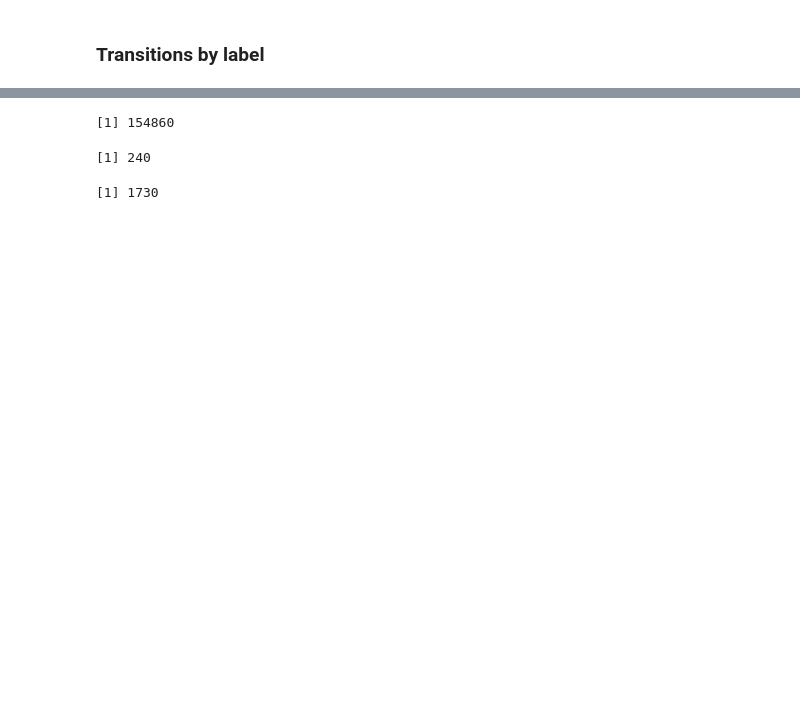
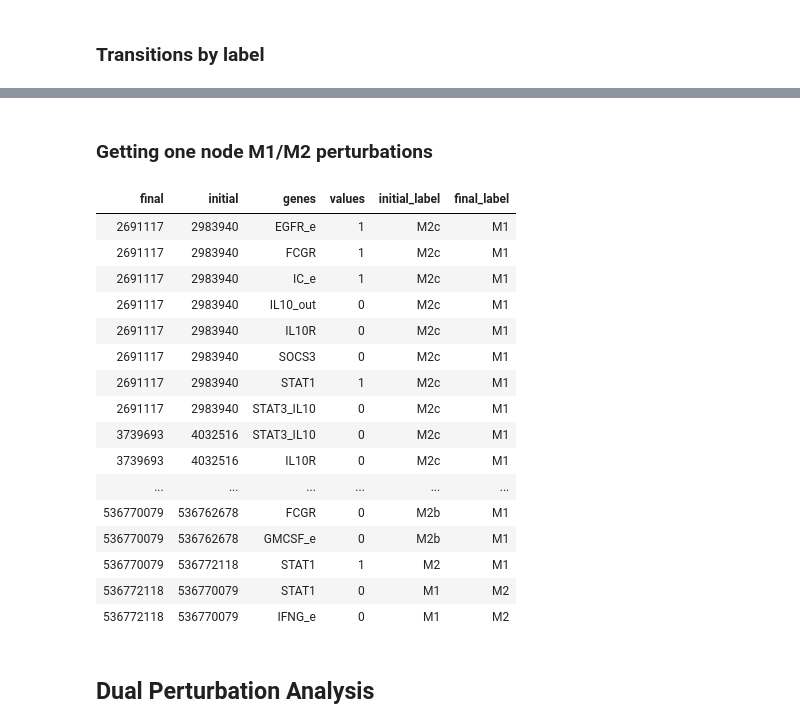
Before and after one commit to Laboratorio-de-Biologia-Computacional/Macrophage_Differentiation, a Jupyter notebook: MP_network.ipynb, the cells around one changed output, grey strips where cells are left out. Cells and saved outputs as stored; diff of their text form; code cells hidden in the pictures; blank space fills up the shorter version.

Commit message:
Added asyn, double perturbations and derrida

```diff
--- a/MP_network.ipynb
+++ b/MP_network.ipynb
@@ -462,14 +468,46 @@ for (env.label in rownames(env)) {
-# %%
-cfm <- cellFateMap(net, method="sat.exhaustive", label.rules=lab)
-# %%
-nrow(cfm)
-# %% [output]
-[1] 154860
-# %%
-nrow(cfm[cfm$initial=='M1' & cfm$final=='M2',])
-# %% [output]
-[1] 240
-# %%
-nrow(cfm[cfm$initial=='M2' & cfm$final=='M1',])
-# %% [output]
-[1] 1730
+# %% [markdown]
+### Getting one node M1/M2 perturbations
+# %%
+file.M1.M2.perturbs <- "data/MP_cfm_M1M2.csv"
+if (!file.exists(file.M1.M2.perturbs)) {
+  M1.M2.perturbs <- apply(cfm.label, 1, function(r){
+    perturb.states <- r[c("initial_label", "final_label")]
+    M1.check <- !all(!str_detect(perturb.states, "M1"))
+    M2.check <- !all(!str_detect(perturb.states, "M2"))
+    if (M1.check & M2.check) {
+      coln <- names(r)
+      r <- as.data.table(t(r))
+      colnames(r) <- coln
+      return(r)
+    } else {
+      return(NA)
+    }
+  })
+  M1.M2.perturbs <- M1.M2.perturbs[!is.na(M1.M2.perturbs)]
+  M1.M2.perturbs <- rbindlist(M1.M2.perturbs)
+  fwrite(x = M1.M2.perturbs, file = file.M1.M2.perturbs)
+} else {
+  M1.M2.perturbs <- fread(file.M1.M2.perturbs)
+}
+# %%
+M1.M2.perturbs
+# %% [output]
+| final | initial | genes | values | initial_label | final_label |
+| 2691117 | 2983940 | EGFR_e | 1 | M2c | M1 |
+| 2691117 | 2983940 | FCGR | 1 | M2c | M1 |
+| 2691117 | 2983940 | IC_e | 1 | M2c | M1 |
+| 2691117 | 2983940 | IL10_out | 0 | M2c | M1 |
+| 2691117 | 2983940 | IL10R | 0 | M2c | M1 |
+| 2691117 | 2983940 | SOCS3 | 0 | M2c | M1 |
+| 2691117 | 2983940 | STAT1 | 1 | M2c | M1 |
+| 2691117 | 2983940 | STAT3_IL10 | 0 | M2c | M1 |
+| 3739693 | 4032516 | STAT3_IL10 | 0 | M2c | M1 |
+| 3739693 | 4032516 | IL10R | 0 | M2c | M1 |
+| ... | ... | ... | ... | ... | ... |
+| 536770079 | 536762678 | FCGR | 0 | M2b | M1 |
+| 536770079 | 536762678 | GMCSF_e | 0 | M2b | M1 |
+| 536770079 | 536772118 | STAT1 | 1 | M2 | M1 |
+| 536772118 | 536770079 | STAT1 | 0 | M1 | M2 |
+| 536772118 | 536770079 | IFNG_e | 0 | M1 | M2 |
+# %% [markdown]
+## Dual Perturbation Analysis
```
Also changed, not shown: parts of 13 cells of this notebook, 9 other files.
